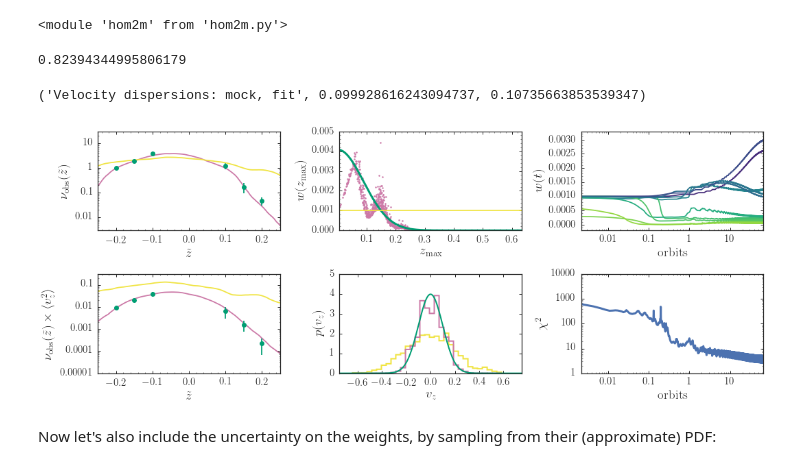
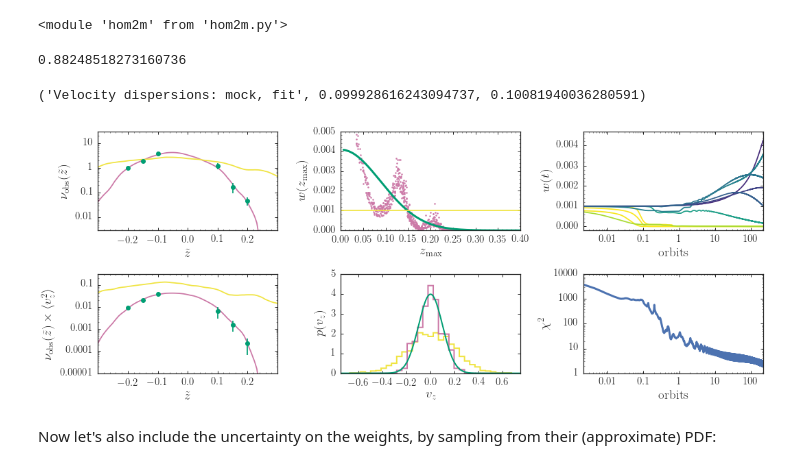
Before and after one commit to jobovy/simple-m2m, a Jupyter notebook: py/HOM2M.ipynb, the cells around one changed output. Saved outputs shown, nothing was run; the diff lists cells and outputs as text; code cells hidden in the pictures.

```diff
--- a/py/HOM2M.ipynb
+++ b/py/HOM2M.ipynb
@@ -136,15 +136,15 @@ reload(hom2m)
 <module 'hom2m' from 'hom2m.py'>
 # %%
 step= numpy.pi/3.*10.**-2.
-nstep= 30000
-eps= 10.**-3.
+nstep= 100000
+eps= 10.**-3.5
 smooth= None#1./step/100.
 st96smooth= False
-mu= 5.
-h_m2m= 0.05
+mu= 0.
+h_m2m= 0.075
 omega_m2m= omega_true
 zsun_m2m= zsun_true
-prior= 'gamma'
+prior= 'entropy'
 w_out,Q,wevol,windx= hom2m.fit_m2m(w_init,z_m2m,vz_m2m,omega_m2m,zsun_m2m,
                                    z_obs,dens_obs,dens_obs_noise,
                                    densv2_obs,densv2_obs_noise,
@@ -153,7 +153,7 @@ w_out,Q,wevol,windx= hom2m.fit_m2m(w_init,z_m2m,vz_m2m,omega_m2m,zsun_m2m,
 # %%
 numpy.sum(w_out)
 # %% [output]
-0.82394344995806179
+0.88248518273160736
 # %%
 A_m2m, phi_m2m= hom2m.zvz_to_Aphi(z_m2m,vz_m2m,omega_m2m)
 z_m2m= A_m2m*numpy.cos(phi_m2m+nstep*step*omega_m2m)
@@ -186,47 +186,44 @@ gca().yaxis.set_major_formatter(FuncFormatter(
 subplot(2,3,2)
 bovy_plot.bovy_plot(A_m2m,w_out,'k.',ms=5.,color=final_color,
                     xlabel=r'$z_{\mathrm{max}}$',ylabel=r'$w(z_{\mathrm{max}})$',
-                   yrange=[0.,5./len(w_out)],gcf=True)
+                   yrange=[0.,5./len(w_out)],xrange=[0.,0.4],gcf=True)
 sindx= numpy.argsort(A_m2m)
 w_expect= numpy.exp((A_m2m[sindx]*omega_m2m)**2./2.*(1./sigma_init**2.-1./sigma_true**2.))
 w_expect/= numpy.sum(w_expect)
 plot(A_m2m[sindx],w_expect,lw=3.,color=constraint_color)
-#fill_between(A_m2m[sindx],
-#             w_expect-numpy.sqrt(hinv)[sindx],
-#             w_expect+numpy.sqrt(hinv)[sindx],color='0.65',zorder=0)
 axhline(1./len(z_m2m),color=init_color,)
 subplot(2,3,5)
 _= hist(vz_m2m,histtype='step',lw=2.,normed=True,bins=31,zorder=0,color=init_color)
 xs= numpy.linspace(-0.75,0.75,201)
 plot(xs,1./numpy.sqrt(2.*numpy.pi)/sigma_true*numpy.exp(-0.5*xs**2./sigma_true**2.),
      lw=2.,zorder=2,color=constraint_color)
 _= hist(vz_m2m,weights=w_out,histtype='step',lw=2.,normed=True,bins=31,zorder=1,color=final_color)
 xlim(-0.75,0.75)
 ylim(0.,5.)
 xlabel(r'$v_z$')
 ylabel(r'$p(v_z)$')
 print("Velocity dispersions: mock, fit",numpy.std(vz_mock),\
       numpy.sqrt(numpy.sum(w_out*(vz_m2m-numpy.sum(w_out*vz_m2m)/numpy.sum(w_out))**2.)/numpy.sum(w_out)))
 subplot(2,3,3)
 for ii in range(len(wevol)):
     bovy_plot.bovy_plot(numpy.linspace(0.,1.,nstep)*nstep*step*omega_true/2./numpy.pi,wevol[ii],'-',
                         color=cm.viridis(A_m2m[windx][ii]/0.3),
                         yrange=[-0.2/len(z_m2m),numpy.amax(wevol)*1.1],
                         semilogx=True,xlabel=r'$\mathrm{orbits}$',ylabel=r'$w(t)$',gcf=True,overplot=ii>0)
 gca().xaxis.set_major_formatter(FuncFormatter(
                 lambda y,pos: (r'${{:.{:1d}f}}$'.format(int(numpy.maximum(-numpy.log10(y),0)))).format(y)))
 subplot(2,3,6)
 bovy_plot.bovy_plot(numpy.linspace(0.,1.,nstep)*nstep*step*omega_true/2./numpy.pi,numpy.sum(Q,axis=1),lw=3.,
                    loglog=True,xlabel=r'$\mathrm{orbits}$',ylabel=r'$\chi^2$',gcf=True,
                    yrange=[1.,10**4.])
 gca().yaxis.set_major_formatter(FuncFormatter(
                 lambda y,pos: (r'${{:.{:1d}f}}$'.format(int(numpy.maximum(-numpy.log10(y),0)))).format(y)))
 gca().xaxis.set_major_formatter(FuncFormatter(
                 lambda y,pos: (r'${{:.{:1d}f}}$'.format(int(numpy.maximum(-numpy.log10(y),0)))).format(y)))
 tight_layout()
 # %% [output]
-('Velocity dispersions: mock, fit', 0.099928616243094737, 0.10735663853539347)
+('Velocity dispersions: mock, fit', 0.099928616243094737, 0.10081940036280591)
-[figure, old version]
+[figure, new version]
 # %% [markdown]
 Now let's also include the uncertainty on the weights, by sampling from their (approximate) PDF:
 # %%
```
Also changed, not shown: parts of 13 cells of this notebook.
